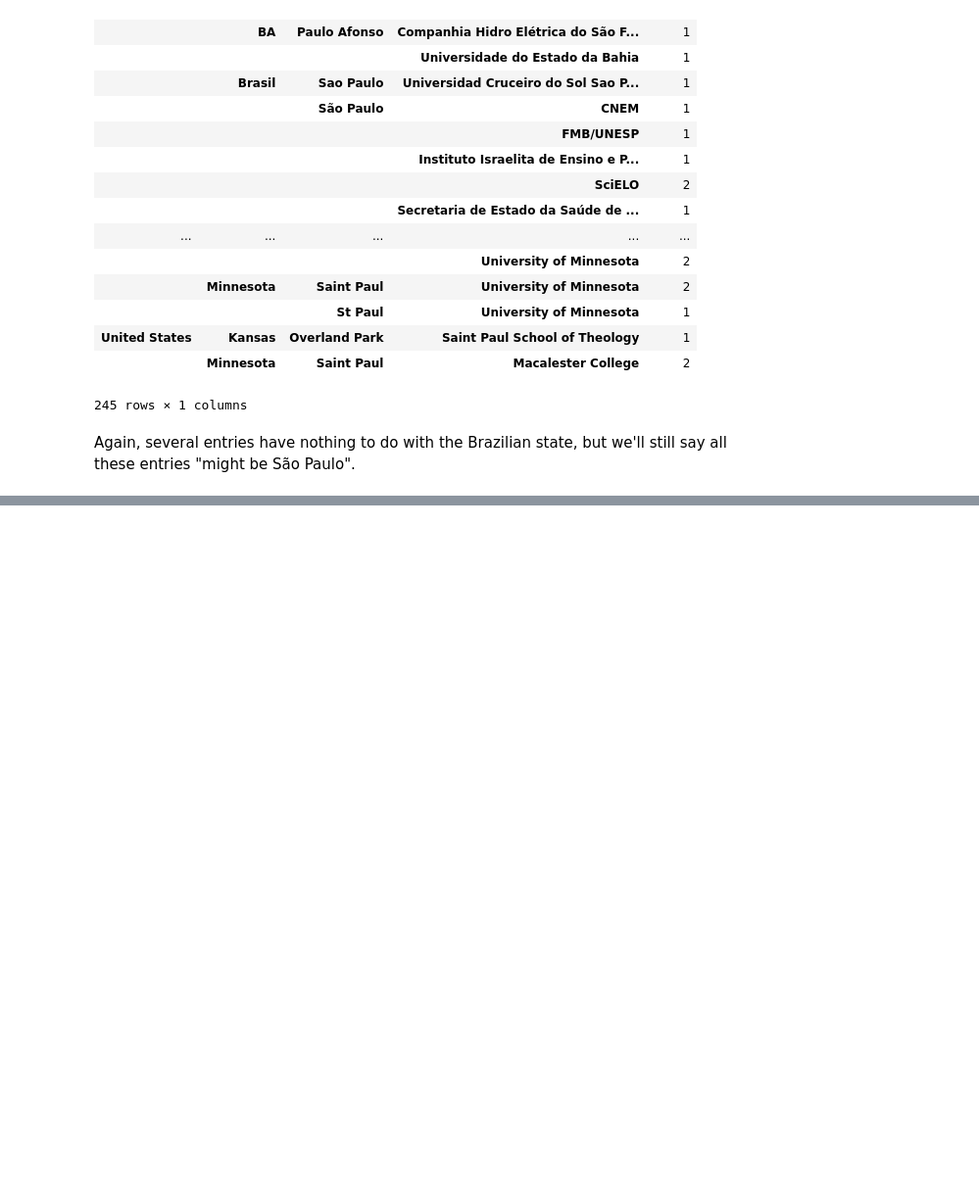
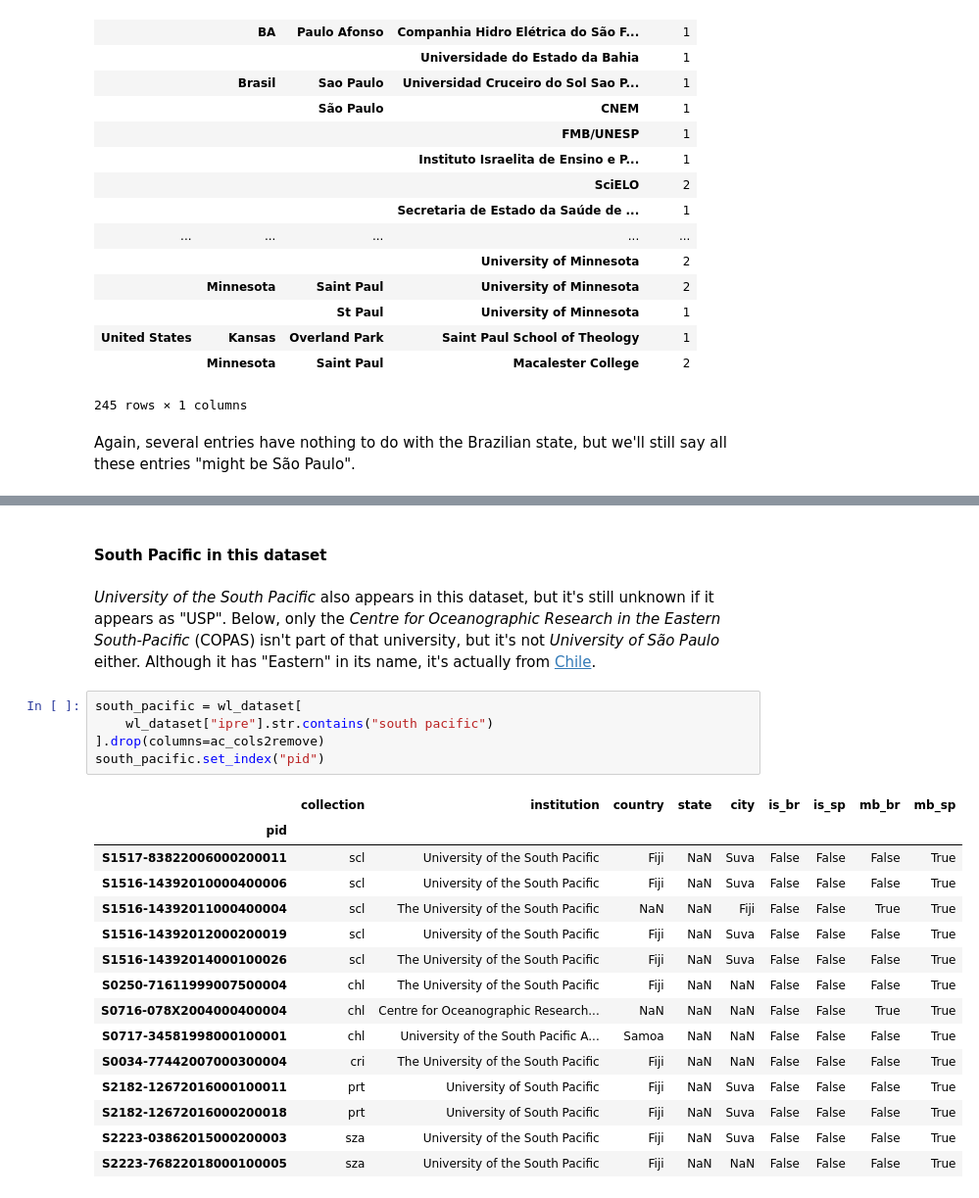
Before and after one commit to scieloorg/normalizations-experiments, a Jupyter notebook: experiments_2019-02_usp_unicamp_unesp_embrapa.ipynb, the cells around one changed output, grey strips where cells are left out. Shown: that part at 98% size. Cells and saved outputs as stored; diff of their text form; blank space fills up the shorter version.

```diff
--- a/experiments_2019-02_usp_unicamp_unesp_embrapa.ipynb
+++ b/experiments_2019-02_usp_unicamp_unesp_embrapa.ipynb
@@ -646,0 +1253,33 @@ but we'll still say all these entries "might be São Paulo".
+# %% [markdown]
+#### South Pacific in this dataset
+# %% [markdown]
+*University of the South Pacific* also appears in this dataset,
+but it's still unknown if it appears as "USP".
+Below, only the
+*Centre for Oceanographic Research in the Eastern South-Pacific*
+(COPAS)
+isn't part of that university,
+but it's not *University of São Paulo* either.
+Although it has "Eastern" in its name,
+it's actually from [Chile](http://www.copas.cl/eng/).
+# %%
+south_pacific = wl_dataset[
+    wl_dataset["ipre"].str.contains("south pacific")
+].drop(columns=ac_cols2remove)
+south_pacific.set_index("pid")
+# %% [output]
+|  | collection | institution | country | state | city | is_br | is_sp | mb_br | mb_sp |
+| pid |  |  |  |  |  |  |  |  |  |
+| S1517-83822006000200011 | scl | University of the South Pacific | Fiji | NaN | Suva | False | False | False | True |
+| S1516-14392010000400006 | scl | University of the South Pacific | Fiji | NaN | Suva | False | False | False | True |
+| S1516-14392011000400004 | scl | The University of the South Pacific | NaN | NaN | Fiji | False | False | True | True |
+| S1516-14392012000200019 | scl | University of the South Pacific | Fiji | NaN | Suva | False | False | False | True |
+| S1516-14392014000100026 | scl | The University of the South Pacific | Fiji | NaN | Suva | False | False | False | True |
+| S0250-71611999007500004 | chl | The University of the South Pacific | Fiji | NaN | NaN | False | False | False | True |
+| S0716-078X2004000400004 | chl | Centre for Oceanographic Research... | NaN | NaN | NaN | False | False | True | True |
+| S0717-34581998000100001 | chl | University of the South Pacific A... | Samoa | NaN | NaN | False | False | False | True |
+| S0034-77442007000300004 | cri | The University of the South Pacific | Fiji | NaN | NaN | False | False | False | True |
+| S2182-12672016000100011 | prt | University of South Pacific | Fiji | NaN | Suva | False | False | False | True |
+| S2182-12672016000200018 | prt | University of South Pacific | Fiji | NaN | Suva | False | False | False | True |
+| S2223-03862015000200003 | sza | University of the South Pacific | Fiji | NaN | Suva | False | False | False | True |
+| S2223-76822018000100005 | sza | University of the South Pacific | Fiji | NaN | NaN | False | False | False | True |
```
Also changed, not shown: parts of 47 cells of this notebook.
